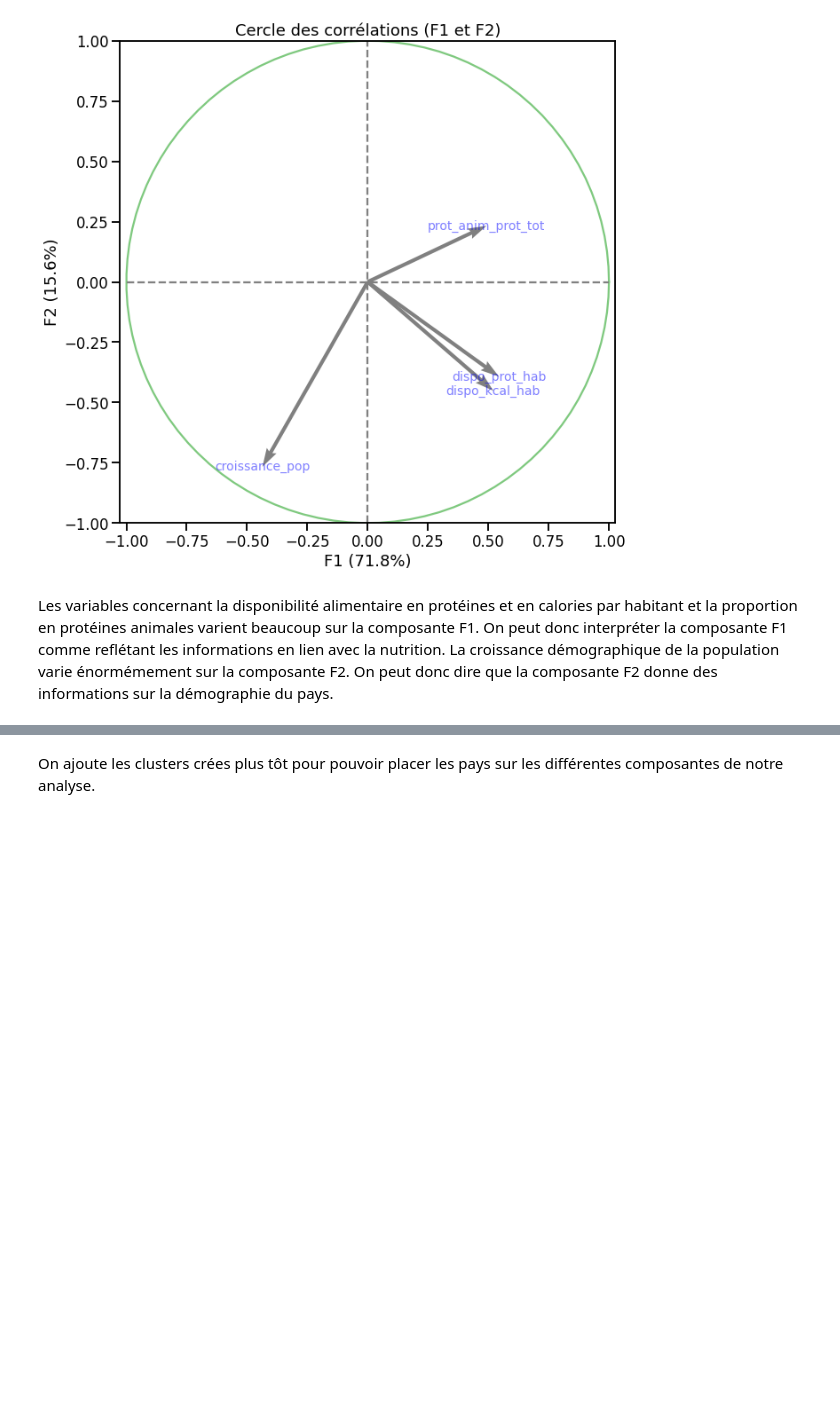
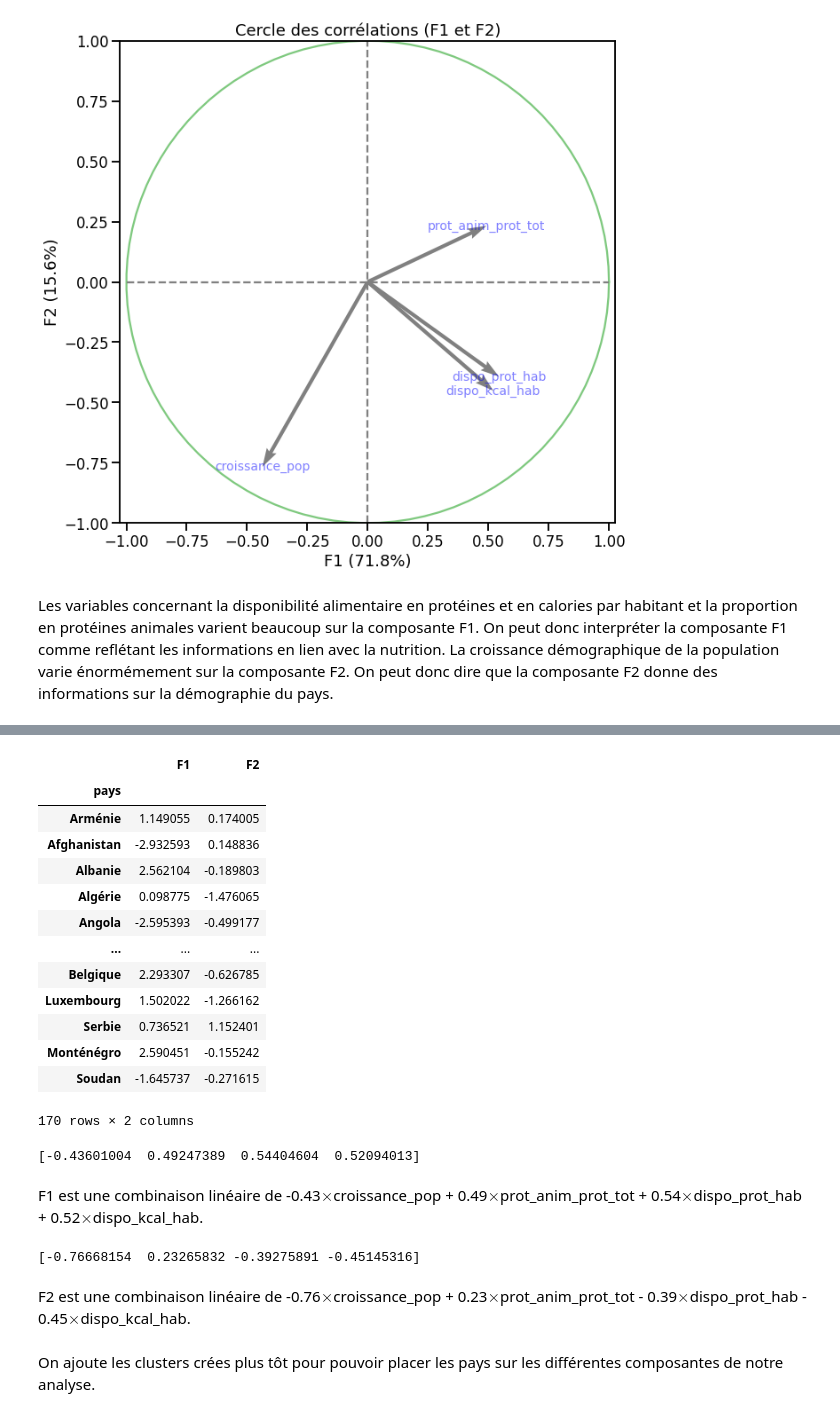
Before and after one commit to Sylvariane/etude_marche, a Jupyter notebook: P5_02_code.ipynb, the cells around one changed output, grey strips where cells are left out. Drawn from its saved outputs; the diff is of its cells as text; code cells hidden in the pictures; blank space fills up the shorter version.

```diff
--- a/P5_02_code.ipynb
+++ b/P5_02_code.ipynb
@@ -522,3 +541,37 @@ Les variables concernant la disponibilité alimentaire en protéines et en calor
+# %%
+X_scaled = preprocessing.StandardScaler().fit_transform(df.values)
+pca = decomposition.PCA(n_components=2)
+X_projected = pca.fit_transform(X_scaled)
+pd.DataFrame(X_projected, index=df.index, columns=['F'+str(i+1) for i in range(2) ])
+# %% [output]
+|  | F1 | F2 |
+| pays |  |  |
+| Arménie | 1.149055 | 0.174005 |
+| Afghanistan | -2.932593 | 0.148836 |
+| Albanie | 2.562104 | -0.189803 |
+| Algérie | 0.098775 | -1.476065 |
+| Angola | -2.595393 | -0.499177 |
+| ... | ... | ... |
+| Belgique | 2.293307 | -0.626785 |
+| Luxembourg | 1.502022 | -1.266162 |
+| Serbie | 0.736521 | 1.152401 |
+| Monténégro | 2.590451 | -0.155242 |
+| Soudan | -1.645737 | -0.271615 |
+170 rows × 2 columns
+# %%
+f1 = pca.components_[0]
+print(f1)
+# %% [output]
+[-0.43601004  0.49247389  0.54404604  0.52094013]
+# %% [markdown]
+F1 est une combinaison linéaire de -0.43$\times$croissance_pop + 0.49$\times$prot_anim_prot_tot + 0.54$\times$dispo_prot_hab + 0.52$\times$dispo_kcal_hab.
+# %%
+f2 = pca.components_[1]
+print(f2)
+# %% [output]
+[-0.76668154  0.23265832 -0.39275891 -0.45145316]
+# %% [markdown]
+F2 est une combinaison linéaire de -0.76$\times$croissance_pop + 0.23$\times$prot_anim_prot_tot - 0.39$\times$dispo_prot_hab - 0.45$\times$dispo_kcal_hab.
 # %% [markdown]
 On ajoute les clusters crées plus tôt pour pouvoir placer les pays sur les différentes composantes de notre analyse.
 # %%
```
Also changed, not shown: parts of 14 cells of this notebook.
